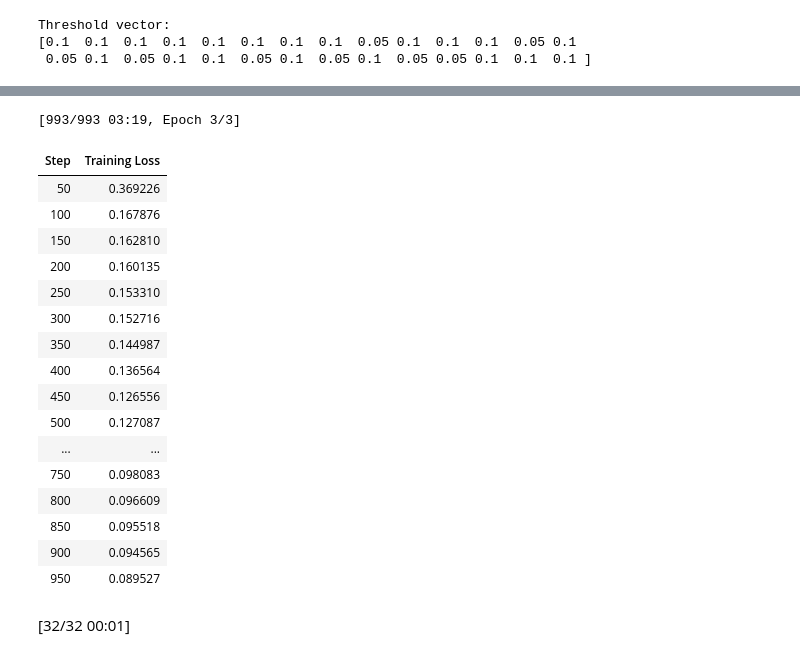
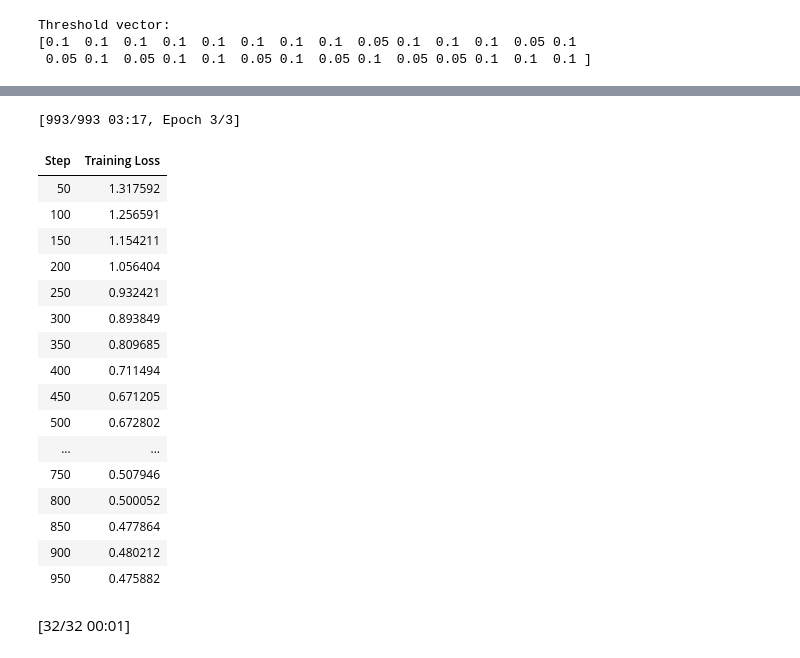
Before and after one commit to RolandSandorNagy/lightweight-emotion-detection-from-text, a Jupyter notebook: notebooks/03_multilabel_distilbert_baseline.ipynb, the cells around one changed output, grey strips where cells are left out. Saved outputs shown, nothing was run; the diff lists cells and outputs as text; code cells hidden in the pictures.

```diff
--- a/notebooks/03_multilabel_distilbert_baseline.ipynb
+++ b/notebooks/03_multilabel_distilbert_baseline.ipynb
@@ -62,7 +62,7 @@ dataset.set_format(
     columns=["input_ids", "attention_mask", "labels"]
 )
 # %%
-train_dataset = dataset["train"].select(range(5000))
+train_dataset = dataset["train"].select(range(2000))
 val_dataset = dataset["validation"].select(range(500))
 
 print(len(train_dataset), len(val_dataset))
@@ -124,7 +124,7 @@ for i, name in enumerate(label_names):
 # %%
 tail_labels = [16, 21, 23, 19, 12, 24, 14, 8]
 # %%
-def tail_recall(labels, preds, tail_labels):
+def tail_recall(labels, preds):
     recalls = []
     for i in tail_labels:
         true = labels[:, i]
@@ -142,12 +142,12 @@ def tail_recall(labels, preds, tail_labels):
 def compute_metrics(eval_pred):
     logits, labels = eval_pred
 
-    probs = 1 / (1 + np.exp(-logits))
+    probs = 1 / (1 + np.exp(-logits))  # sigmoid
     preds = (probs > 0.5).astype(int)
 
     micro_f1 = f1_score(labels, preds, average="micro", zero_division=0)
     macro_f1 = f1_score(labels, preds, average="macro", zero_division=0)
-    tail = tail_recall(labels, preds, tail_labels)
+    tail = tail_recall(labels, preds)
 
     return {
         "micro_f1": micro_f1,
@@ -422,0 +613,17 @@ Oversampled train size: 5295
+# %%
+oversampled_label_matrix = np.stack(
+    [oversampled_train_dataset[i]["labels"].numpy() for i in range(len(oversampled_train_dataset))]
+)
+
+label_counts_os = oversampled_label_matrix.sum(axis=0)
+num_samples_os = oversampled_label_matrix.shape[0]
+
+print("Oversampled label counts:")
+for i, count in enumerate(label_counts_os):
+    print(i, label_names[i], int(count))
+
+pos_weight_os = (num_samples_os - label_counts_os) / (label_counts_os + 1e-6)
+pos_weight_os = torch.tensor(pos_weight_os, dtype=torch.float)
+
+print("\nOversampled pos weights:")
+print(pos_weight_os)
@@ -423,12 +648,12 @@ Oversampled train size: 5295
 # %%
-model_os = AutoModelForSequenceClassification.from_pretrained(
+model_ow = AutoModelForSequenceClassification.from_pretrained(
     "distilbert-base-uncased",
     num_labels=num_labels,
     problem_type="multi_label_classification"
 )
 
-training_args_os = TrainingArguments(
-    output_dir="./results_oversampled",
+training_args_ow = TrainingArguments(
+    output_dir="./results_oversampled_weighted",
     per_device_train_batch_size=16,
     per_device_eval_batch_size=16,
     num_train_epochs=3,
@@ -436,13 +661,14 @@ training_args_os = TrainingArguments(
     report_to="none",
 )
 
-trainer_os = Trainer(
-    model=model_os,
-    args=training_args_os,
+trainer_ow = WeightedTrainer(
+    model=model_ow,
+    args=training_args_ow,
     train_dataset=oversampled_train_dataset,
     eval_dataset=val_dataset,
     compute_metrics=compute_metrics,
     data_collator=collator,
+    pos_weight=pos_weight_os,
 )
 # %% [output]
 DistilBertForSequenceClassification LOAD REPORT from: distilbert-base-uncased
@@ -462,25 +688,25 @@ Notes:
 - UNEXPECTED    :can be ignored when loading from different task/architecture; not ok if you expect identical arch.
 - MISSING       :those params were newly initialized because missing from the checkpoint. Consider training on your downstream task.
 # %%
-trainer_os.train()
-trainer_os.evaluate()
+trainer_ow.train()
+trainer_ow.evaluate()
 # %% [output]
-[993/993 03:19, Epoch 3/3]
+[993/993 03:17, Epoch 3/3]
 | Step | Training Loss |
-| 50 | 0.369226 |
-| 100 | 0.167876 |
-| 150 | 0.162810 |
-| 200 | 0.160135 |
-| 250 | 0.153310 |
-| 300 | 0.152716 |
-| 350 | 0.144987 |
-| 400 | 0.136564 |
-| 450 | 0.126556 |
-| 500 | 0.127087 |
+| 50 | 1.317592 |
+| 100 | 1.256591 |
+| 150 | 1.154211 |
+| 200 | 1.056404 |
+| 250 | 0.932421 |
+| 300 | 0.893849 |
+| 350 | 0.809685 |
+| 400 | 0.711494 |
+| 450 | 0.671205 |
+| 500 | 0.672802 |
 | ... | ... |
-| 750 | 0.098083 |
-| 800 | 0.096609 |
-| 850 | 0.095518 |
-| 900 | 0.094565 |
-| 950 | 0.089527 |
+| 750 | 0.507946 |
+| 800 | 0.500052 |
+| 850 | 0.477864 |
+| 900 | 0.480212 |
+| 950 | 0.475882 |
 [32/32 00:01]
```
Also changed, not shown: parts of 32 cells of this notebook.
